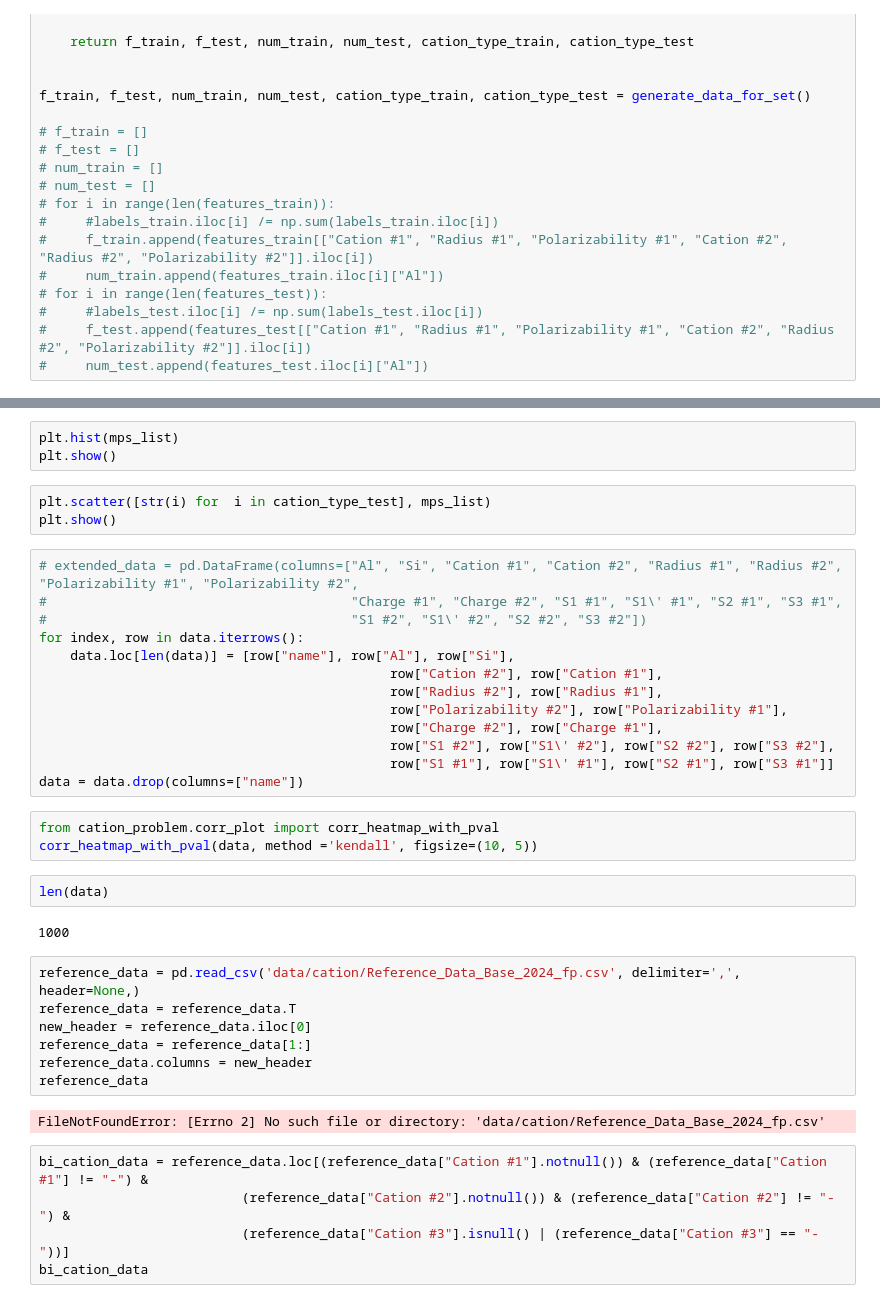
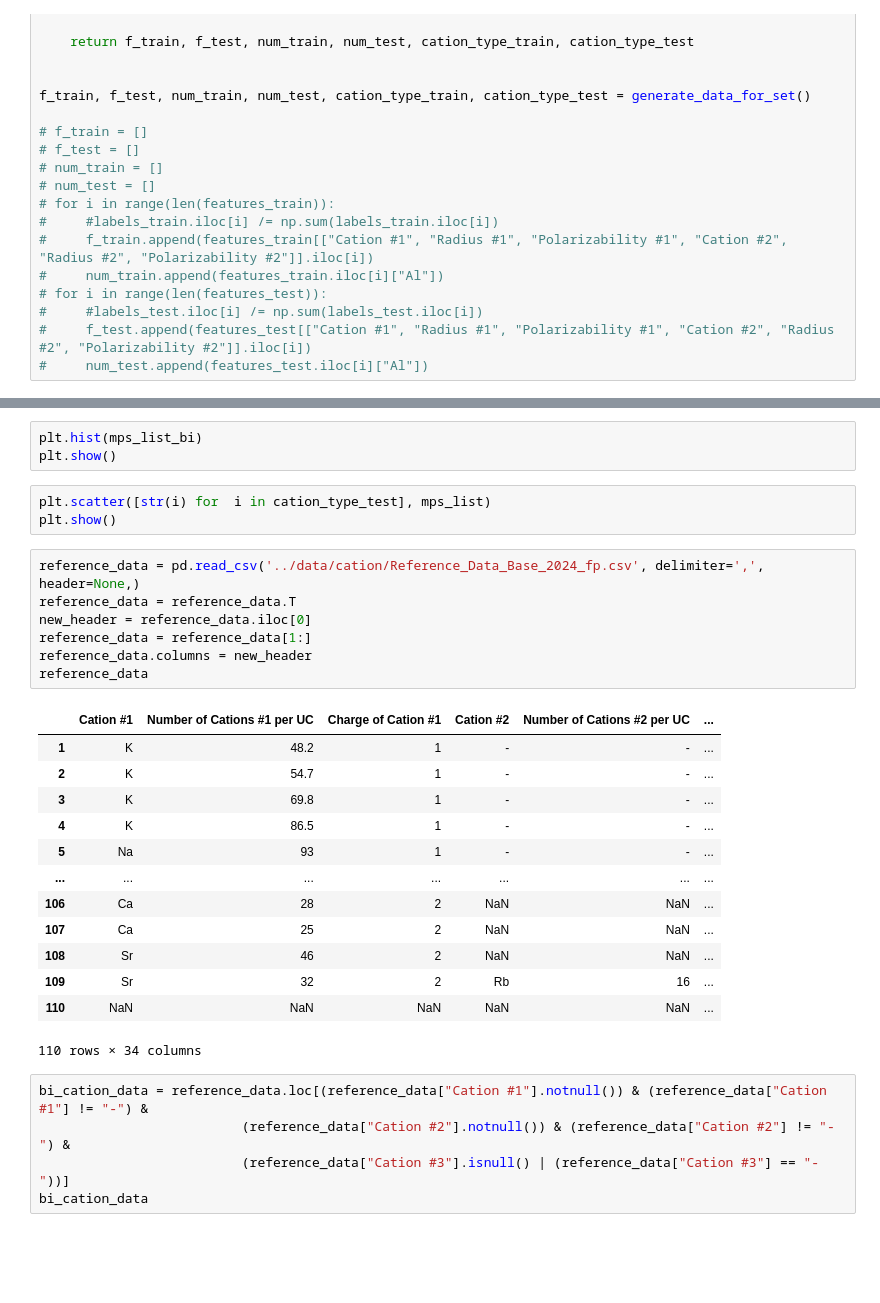
Before and after one commit to IDAnton/isotherm-analyzer, a Jupyter notebook: cation_problem/mps.ipynb, the cells around one changed output, grey strips where cells are left out. Saved outputs shown, nothing was run; the diff lists cells and outputs as text; blank space fills up the shorter version.

```diff
--- a/cation_problem/mps.ipynb
+++ b/cation_problem/mps.ipynb
@@ -373,38 +380,30 @@ print(sum(mps_list)/len(mps_list))
 # %%
-plt.hist(mps_list)
+plt.hist(mps_list_bi)
 plt.show()
 # %%
 plt.scatter([str(i) for  i in cation_type_test], mps_list)
 plt.show()
-# %%
-# extended_data = pd.DataFrame(columns=["Al", "Si", "Cation #1", "Cation #2", "Radius #1", "Radius #2", "Polarizability #1", "Polarizability #2",
-#                                       "Charge #1", "Charge #2", "S1 #1", "S1\' #1", "S2 #1", "S3 #1",
-#                                       "S1 #2", "S1\' #2", "S2 #2", "S3 #2"])
-for index, row in data.iterrows():
-    data.loc[len(data)] = [row["name"], row["Al"], row["Si"],
-                                             row["Cation #2"], row["Cation #1"],
-                                             row["Radius #2"], row["Radius #1"],
-                                             row["Polarizability #2"], row["Polarizability #1"],
-                                             row["Charge #2"], row["Charge #1"],
-                                             row["S1 #2"], row["S1\' #2"], row["S2 #2"], row["S3 #2"],
-                                             row["S1 #1"], row["S1\' #1"], row["S2 #1"], row["S3 #1"]]
-data = data.drop(columns=["name"])
-# %%
-from cation_problem.corr_plot import corr_heatmap_with_pval
-corr_heatmap_with_pval(data, method ='kendall', figsize=(10, 5))
-# %%
-len(data)
-# %% [output]
-1000
 # %%
-reference_data = pd.read_csv('data/cation/Reference_Data_Base_2024_fp.csv', delimiter=',', header=None,)
+reference_data = pd.read_csv('../data/cation/Reference_Data_Base_2024_fp.csv', delimiter=',', header=None,)
 reference_data = reference_data.T
 new_header = reference_data.iloc[0]
 reference_data = reference_data[1:]
 reference_data.columns = new_header
 reference_data
 # %% [output]
+|  | Cation #1 | Number of Cations #1 per UC | Charge of Cation #1 | Cation #2 | Number of Cations #2 per UC | ... |
+| 1 | K | 48.2 | 1 | - | - | ... |
+| 2 | K | 54.7 | 1 | - | - | ... |
+| 3 | K | 69.8 | 1 | - | - | ... |
+| 4 | K | 86.5 | 1 | - | - | ... |
+| 5 | Na | 93 | 1 | - | - | ... |
+| ... | ... | ... | ... | ... | ... | ... |
+| 106 | Ca | 28 | 2 | NaN | NaN | ... |
+| 107 | Ca | 25 | 2 | NaN | NaN | ... |
+| 108 | Sr | 46 | 2 | NaN | NaN | ... |
+| 109 | Sr | 32 | 2 | Rb | 16 | ... |
+| 110 | NaN | NaN | NaN | NaN | NaN | ... |
-FileNotFoundError: [Errno 2] No such file or directory: 'data/cation/Reference_Data_Base_2024_fp.csv'
+110 rows × 34 columns
 # %%
 bi_cation_data = reference_data.loc[(reference_data["Cation #1"].notnull()) & (reference_data["Cation #1"] != "-") &
                           (reference_data["Cation #2"].notnull()) & (reference_data["Cation #2"] != "-") &
```
Also changed, not shown: parts of 29 cells of this notebook, 2 other files.
